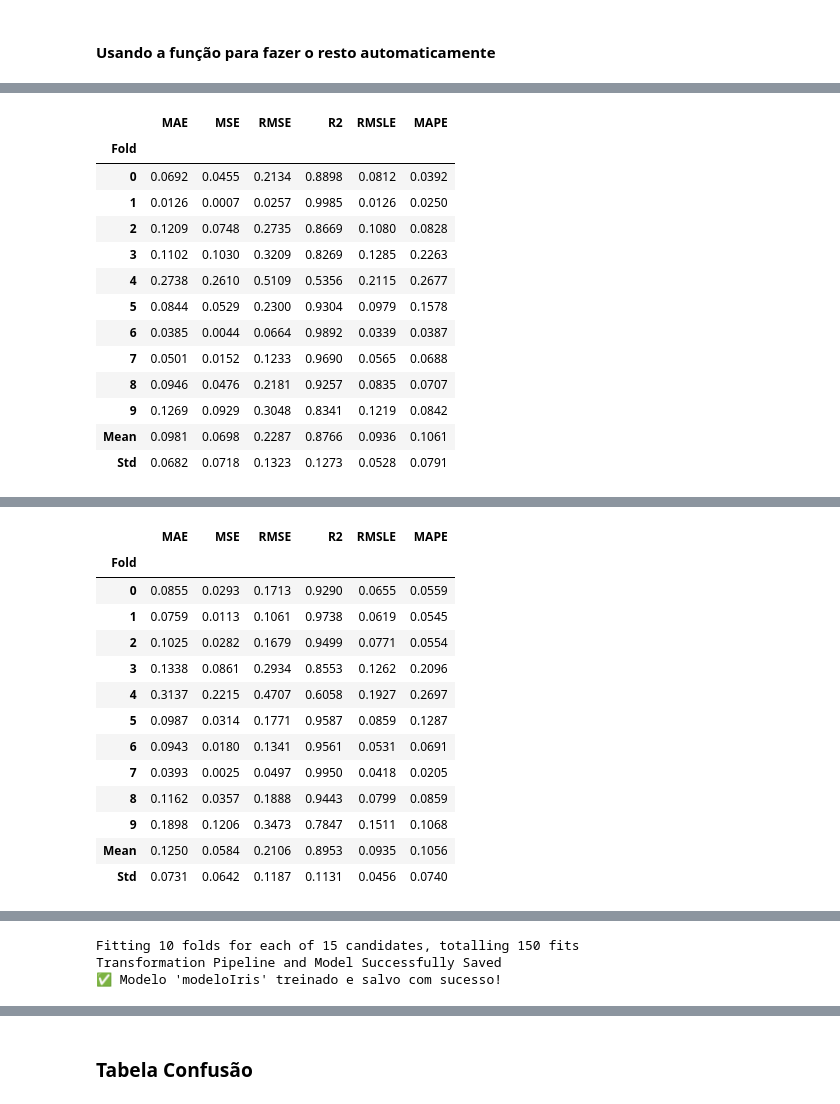
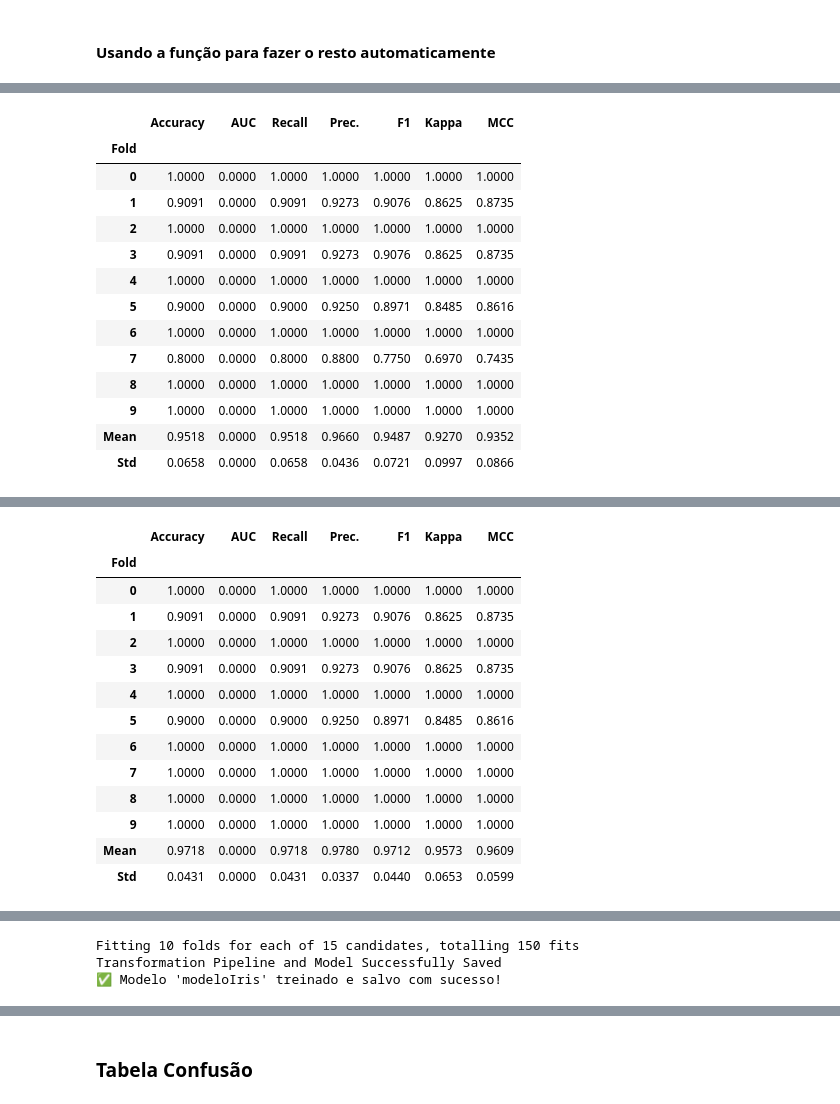
Before and after one commit to Crise-Ergodica/Unbenanntes_Projekt, a Jupyter notebook: notebooks/notebookIris.ipynb, the cells around one changed output, grey strips where cells are left out. Cells and saved outputs as stored; diff of their text form; code cells hidden in the pictures.

```diff
--- a/notebooks/notebookIris.ipynb
+++ b/notebooks/notebookIris.ipynb
@@ -38,47 +38,48 @@ irisDF.head()
 # %%
 from modulo import treino
 
 # Com DataFrame
 treino(
     caminho_csv=irisDF,
     target='target',
     nome='modeloIris',
-    task='classification',  # Iris é classificação!
+    task='classification',
     numero_seed=42,
-    iterações=15
+    iterações=15,
+    algoritmo='gbc'
 )
 # %% [output]
 [interactive output not drawn]
-|  | MAE | MSE | RMSE | R2 | RMSLE | MAPE |
-| Fold |  |  |  |  |  |  |
-| 0 | 0.0692 | 0.0455 | 0.2134 | 0.8898 | 0.0812 | 0.0392 |
-| 1 | 0.0126 | 0.0007 | 0.0257 | 0.9985 | 0.0126 | 0.0250 |
-| 2 | 0.1209 | 0.0748 | 0.2735 | 0.8669 | 0.1080 | 0.0828 |
-| 3 | 0.1102 | 0.1030 | 0.3209 | 0.8269 | 0.1285 | 0.2263 |
-| 4 | 0.2738 | 0.2610 | 0.5109 | 0.5356 | 0.2115 | 0.2677 |
-| 5 | 0.0844 | 0.0529 | 0.2300 | 0.9304 | 0.0979 | 0.1578 |
-| 6 | 0.0385 | 0.0044 | 0.0664 | 0.9892 | 0.0339 | 0.0387 |
-| 7 | 0.0501 | 0.0152 | 0.1233 | 0.9690 | 0.0565 | 0.0688 |
-| 8 | 0.0946 | 0.0476 | 0.2181 | 0.9257 | 0.0835 | 0.0707 |
-| 9 | 0.1269 | 0.0929 | 0.3048 | 0.8341 | 0.1219 | 0.0842 |
-| Mean | 0.0981 | 0.0698 | 0.2287 | 0.8766 | 0.0936 | 0.1061 |
-| Std | 0.0682 | 0.0718 | 0.1323 | 0.1273 | 0.0528 | 0.0791 |
+|  | Accuracy | AUC | Recall | Prec. | F1 | Kappa | MCC |
+| Fold |  |  |  |  |  |  |  |
+| 0 | 1.0000 | 0.0000 | 1.0000 | 1.0000 | 1.0000 | 1.0000 | 1.0000 |
+| 1 | 0.9091 | 0.0000 | 0.9091 | 0.9273 | 0.9076 | 0.8625 | 0.8735 |
+| 2 | 1.0000 | 0.0000 | 1.0000 | 1.0000 | 1.0000 | 1.0000 | 1.0000 |
+| 3 | 0.9091 | 0.0000 | 0.9091 | 0.9273 | 0.9076 | 0.8625 | 0.8735 |
+| 4 | 1.0000 | 0.0000 | 1.0000 | 1.0000 | 1.0000 | 1.0000 | 1.0000 |
+| 5 | 0.9000 | 0.0000 | 0.9000 | 0.9250 | 0.8971 | 0.8485 | 0.8616 |
+| 6 | 1.0000 | 0.0000 | 1.0000 | 1.0000 | 1.0000 | 1.0000 | 1.0000 |
+| 7 | 0.8000 | 0.0000 | 0.8000 | 0.8800 | 0.7750 | 0.6970 | 0.7435 |
+| 8 | 1.0000 | 0.0000 | 1.0000 | 1.0000 | 1.0000 | 1.0000 | 1.0000 |
+| 9 | 1.0000 | 0.0000 | 1.0000 | 1.0000 | 1.0000 | 1.0000 | 1.0000 |
+| Mean | 0.9518 | 0.0000 | 0.9518 | 0.9660 | 0.9487 | 0.9270 | 0.9352 |
+| Std | 0.0658 | 0.0000 | 0.0658 | 0.0436 | 0.0721 | 0.0997 | 0.0866 |
 [interactive output not drawn]
 [interactive output not drawn]
-|  | MAE | MSE | RMSE | R2 | RMSLE | MAPE |
-| Fold |  |  |  |  |  |  |
-| 0 | 0.0855 | 0.0293 | 0.1713 | 0.9290 | 0.0655 | 0.0559 |
-| 1 | 0.0759 | 0.0113 | 0.1061 | 0.9738 | 0.0619 | 0.0545 |
-| 2 | 0.1025 | 0.0282 | 0.1679 | 0.9499 | 0.0771 | 0.0554 |
-| 3 | 0.1338 | 0.0861 | 0.2934 | 0.8553 | 0.1262 | 0.2096 |
-| 4 | 0.3137 | 0.2215 | 0.4707 | 0.6058 | 0.1927 | 0.2697 |
-| 5 | 0.0987 | 0.0314 | 0.1771 | 0.9587 | 0.0859 | 0.1287 |
-| 6 | 0.0943 | 0.0180 | 0.1341 | 0.9561 | 0.0531 | 0.0691 |
-| 7 | 0.0393 | 0.0025 | 0.0497 | 0.9950 | 0.0418 | 0.0205 |
-| 8 | 0.1162 | 0.0357 | 0.1888 | 0.9443 | 0.0799 | 0.0859 |
-| 9 | 0.1898 | 0.1206 | 0.3473 | 0.7847 | 0.1511 | 0.1068 |
-| Mean | 0.1250 | 0.0584 | 0.2106 | 0.8953 | 0.0935 | 0.1056 |
-| Std | 0.0731 | 0.0642 | 0.1187 | 0.1131 | 0.0456 | 0.0740 |
+|  | Accuracy | AUC | Recall | Prec. | F1 | Kappa | MCC |
+| Fold |  |  |  |  |  |  |  |
+| 0 | 1.0000 | 0.0000 | 1.0000 | 1.0000 | 1.0000 | 1.0000 | 1.0000 |
+| 1 | 0.9091 | 0.0000 | 0.9091 | 0.9273 | 0.9076 | 0.8625 | 0.8735 |
+| 2 | 1.0000 | 0.0000 | 1.0000 | 1.0000 | 1.0000 | 1.0000 | 1.0000 |
+| 3 | 0.9091 | 0.0000 | 0.9091 | 0.9273 | 0.9076 | 0.8625 | 0.8735 |
+| 4 | 1.0000 | 0.0000 | 1.0000 | 1.0000 | 1.0000 | 1.0000 | 1.0000 |
+| 5 | 0.9000 | 0.0000 | 0.9000 | 0.9250 | 0.8971 | 0.8485 | 0.8616 |
+| 6 | 1.0000 | 0.0000 | 1.0000 | 1.0000 | 1.0000 | 1.0000 | 1.0000 |
+| 7 | 1.0000 | 0.0000 | 1.0000 | 1.0000 | 1.0000 | 1.0000 | 1.0000 |
+| 8 | 1.0000 | 0.0000 | 1.0000 | 1.0000 | 1.0000 | 1.0000 | 1.0000 |
+| 9 | 1.0000 | 0.0000 | 1.0000 | 1.0000 | 1.0000 | 1.0000 | 1.0000 |
+| Mean | 0.9718 | 0.0000 | 0.9718 | 0.9780 | 0.9712 | 0.9573 | 0.9609 |
+| Std | 0.0431 | 0.0000 | 0.0431 | 0.0337 | 0.0440 | 0.0653 | 0.0599 |
 [interactive output not drawn]
 Fitting 10 folds for each of 15 candidates, totalling 150 fits
 Transformation Pipeline and Model Successfully Saved
```
Also changed, not shown: parts of 3 cells of this notebook, 4 other files.
